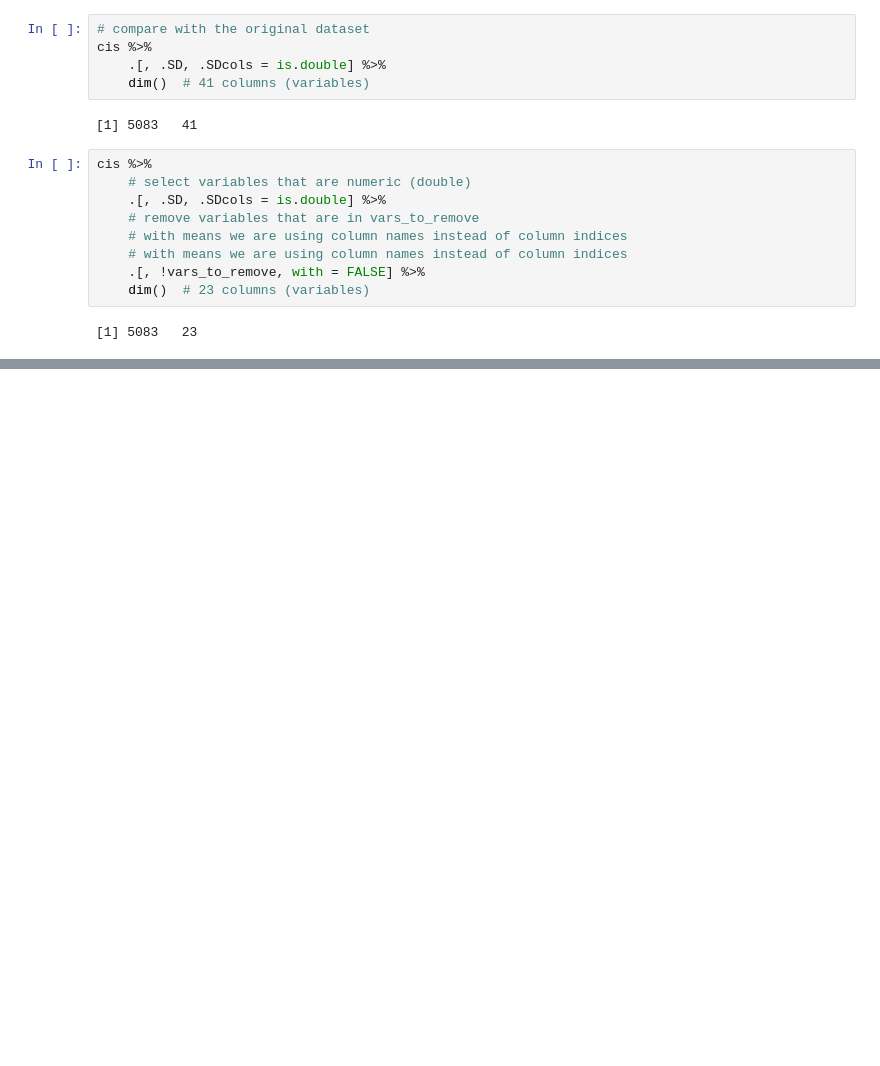
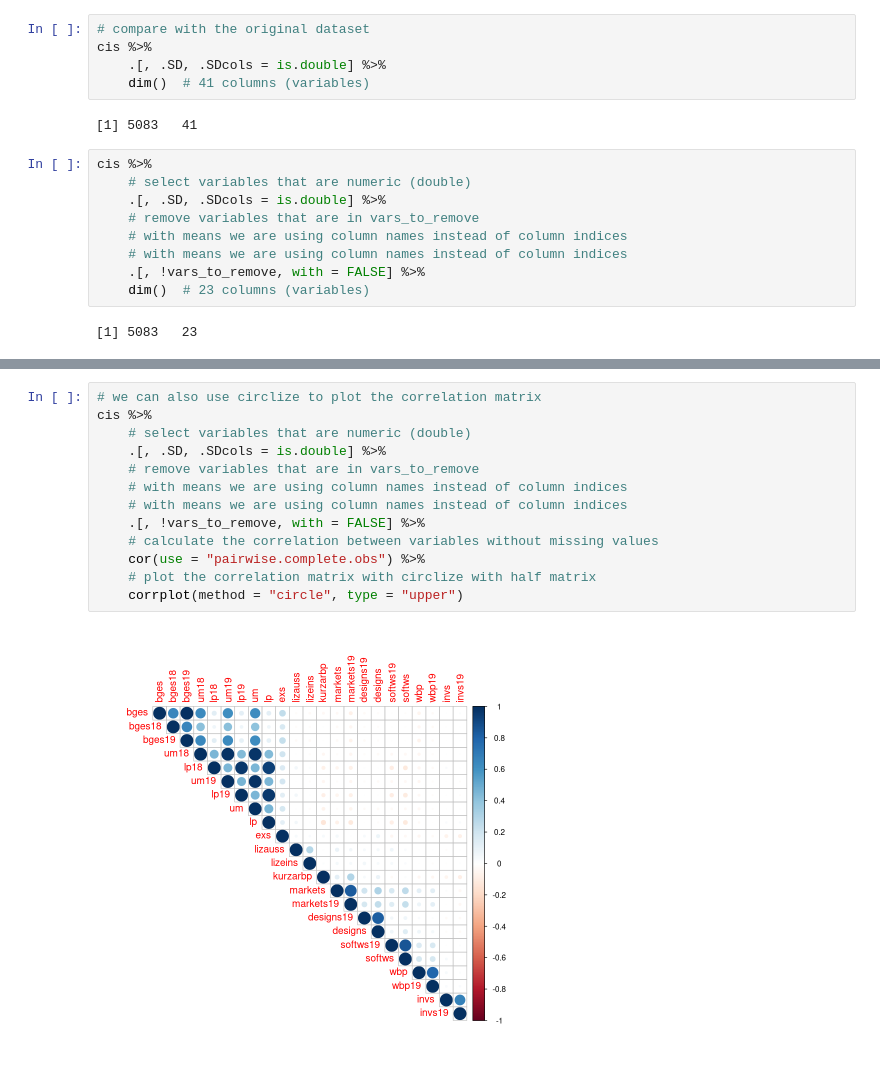
Before and after one commit to oceanumeric/data-science-go-small, a Jupyter notebook: all-in-one-for-the-exam/all-in-one.ipynb, the cells around one changed output, grey strips where cells are left out. Drawn from its saved outputs; the diff is of its cells as text; blank space fills up the shorter version.

```diff
--- a/all-in-one-for-the-exam/all-in-one.ipynb
+++ b/all-in-one-for-the-exam/all-in-one.ipynb
@@ -395,0 +419,15 @@ ERROR: Error in loadNamespace(x): there is no package called 'corrplot'
+# %%
+# we can also use circlize to plot the correlation matrix
+cis %>%
+    # select variables that are numeric (double)
+    .[, .SD, .SDcols = is.double] %>%
+    # remove variables that are in vars_to_remove
+    # with means we are using column names instead of column indices
+    # with means we are using column names instead of column indices
+    .[, !vars_to_remove, with = FALSE] %>%
+    # calculate the correlation between variables without missing values
+    cor(use = "pairwise.complete.obs") %>%
+    # plot the correlation matrix with circlize with half matrix
+    corrplot(method = "circle", type = "upper")
+# %% [output]
+[figure, added]
```
Also changed, not shown: parts of 4 cells of this notebook.
